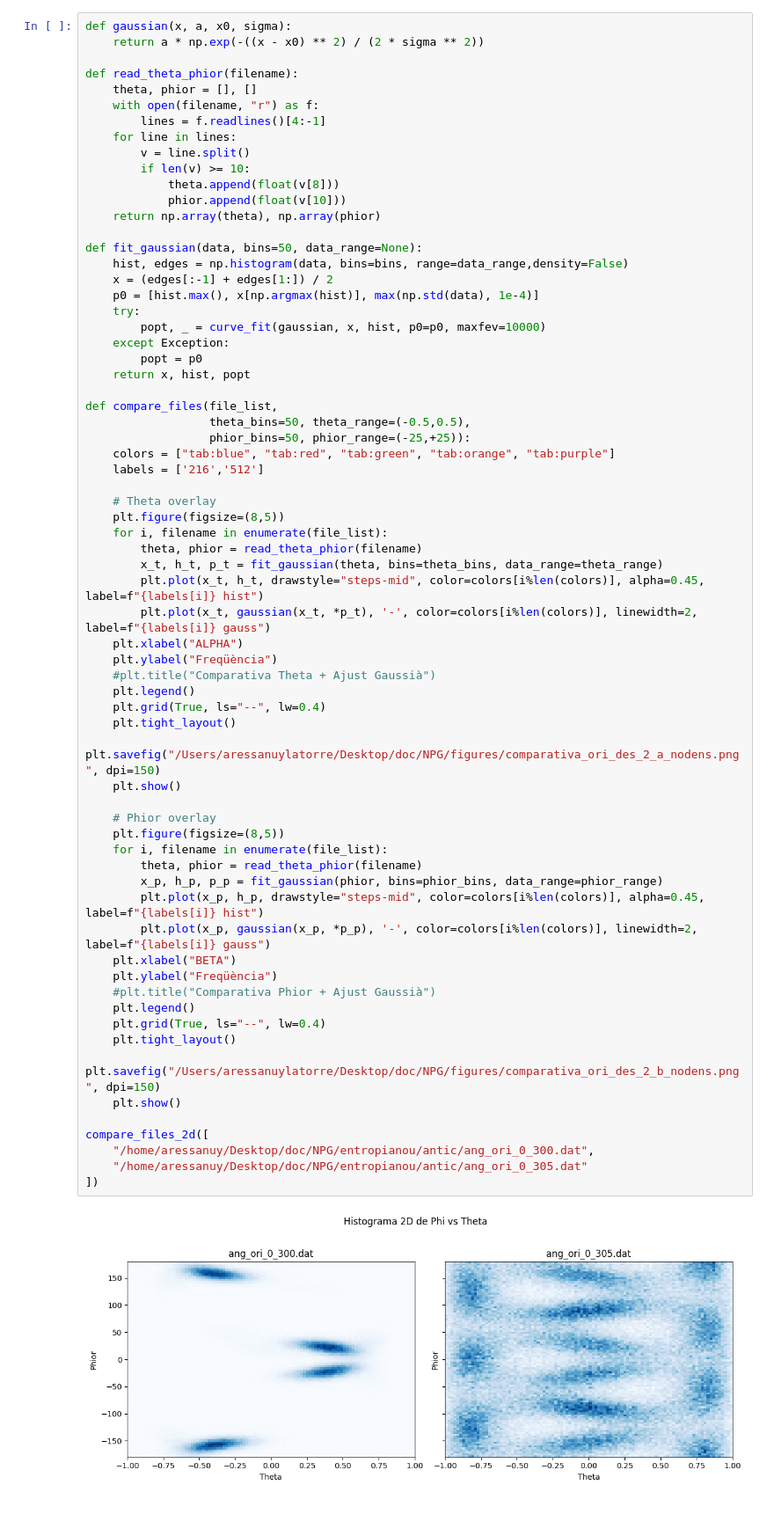
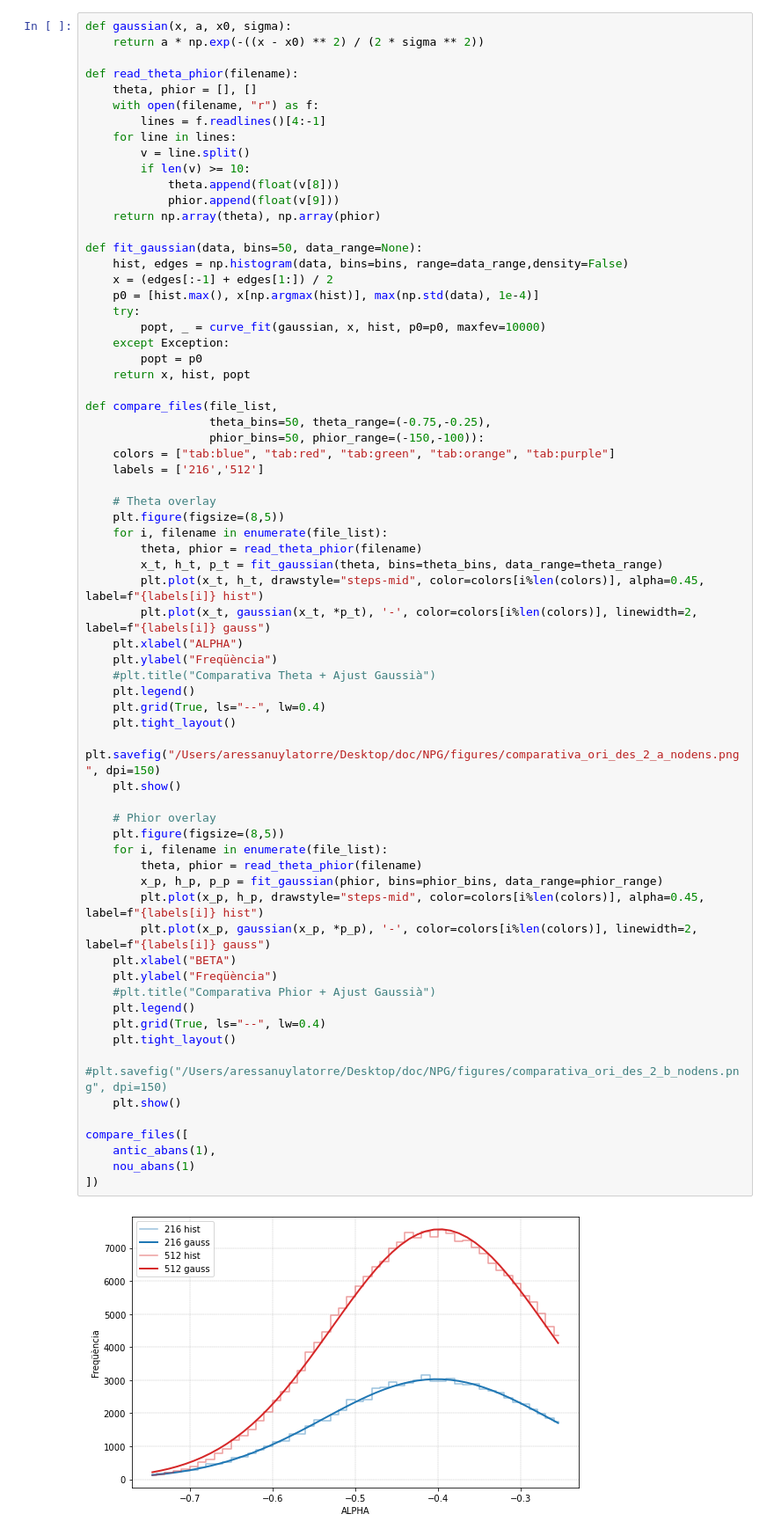
Before and after one commit to aressanu/ENTROPIES-25, a Jupyter notebook: pics_analysis.ipynb, the cells around one changed output. Shown at 88% size. Saved outputs shown, nothing was run; the diff lists cells and outputs as text; blank space fills up the shorter version.

```diff
--- a/pics_analysis.ipynb
+++ b/pics_analysis.ipynb
@@ -147,7 +204,7 @@ def read_theta_phior(filename):
         v = line.split()
         if len(v) >= 10:
             theta.append(float(v[8]))
-            phior.append(float(v[10]))
+            phior.append(float(v[9]))
     return np.array(theta), np.array(phior)
 
 def fit_gaussian(data, bins=50, data_range=None):
@@ -161,8 +218,8 @@ def fit_gaussian(data, bins=50, data_range=None):
     return x, hist, popt
 
 def compare_files(file_list,
-                  theta_bins=50, theta_range=(-0.5,0.5),
-                  phior_bins=50, phior_range=(-25,+25)):
+                  theta_bins=50, theta_range=(-0.75,-0.25),
+                  phior_bins=50, phior_range=(-150,-100)):
     colors = ["tab:blue", "tab:red", "tab:green", "tab:orange", "tab:purple"]
     labels = ['216','512']
 
@@ -172,35 +229,35 @@ def compare_files(file_list,
         theta, phior = read_theta_phior(filename)
         x_t, h_t, p_t = fit_gaussian(theta, bins=theta_bins, data_range=theta_range)
         plt.plot(x_t, h_t, drawstyle="steps-mid", color=colors[i%len(colors)], alpha=0.45, label=f"{labels[i]} hist")
         plt.plot(x_t, gaussian(x_t, *p_t), '-', color=colors[i%len(colors)], linewidth=2, label=f"{labels[i]} gauss")
     plt.xlabel("ALPHA")
     plt.ylabel("Freqüència")
     #plt.title("Comparativa Theta + Ajust Gaussià")
     plt.legend()
     plt.grid(True, ls="--", lw=0.4)
     plt.tight_layout()
     plt.savefig("/Users/aressanuylatorre/Desktop/doc/NPG/figures/comparativa_ori_des_2_a_nodens.png", dpi=150)
     plt.show()
 
     # Phior overlay
     plt.figure(figsize=(8,5))
     for i, filename in enumerate(file_list):
         theta, phior = read_theta_phior(filename)
         x_p, h_p, p_p = fit_gaussian(phior, bins=phior_bins, data_range=phior_range)
         plt.plot(x_p, h_p, drawstyle="steps-mid", color=colors[i%len(colors)], alpha=0.45, label=f"{labels[i]} hist")
         plt.plot(x_p, gaussian(x_p, *p_p), '-', color=colors[i%len(colors)], linewidth=2, label=f"{labels[i]} gauss")
     plt.xlabel("BETA")
     plt.ylabel("Freqüència")
     #plt.title("Comparativa Phior + Ajust Gaussià")
     plt.legend()
     plt.grid(True, ls="--", lw=0.4)
     plt.tight_layout()
-    plt.savefig("/Users/aressanuylatorre/Desktop/doc/NPG/figures/comparativa_ori_des_2_b_nodens.png", dpi=150)
+    #plt.savefig("/Users/aressanuylatorre/Desktop/doc/NPG/figures/comparativa_ori_des_2_b_nodens.png", dpi=150)
     plt.show()
 
-compare_files_2d([
-    "/home/aressanuy/Desktop/doc/NPG/entropianou/antic/ang_ori_0_300.dat",
-    "/home/aressanuy/Desktop/doc/NPG/entropianou/antic/ang_ori_0_305.dat"
+compare_files([
+    antic_abans(1),
+    nou_abans(1)
 ])
 # %% [output]
-[figure, old version]
+[figure, new version]
```
Also changed, not shown: parts of 5 cells of this notebook.
